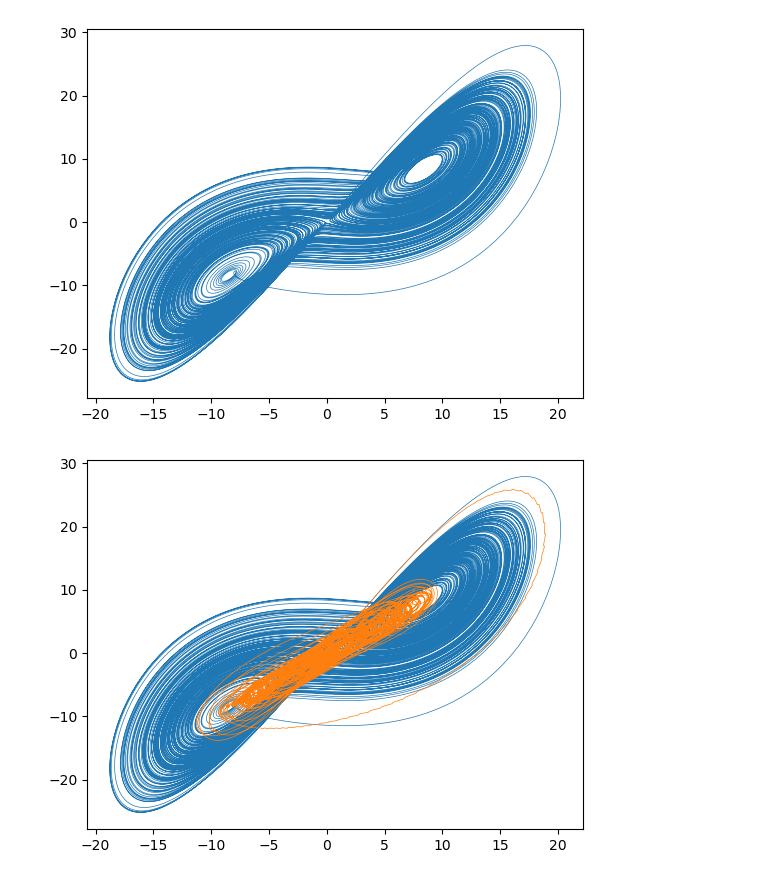
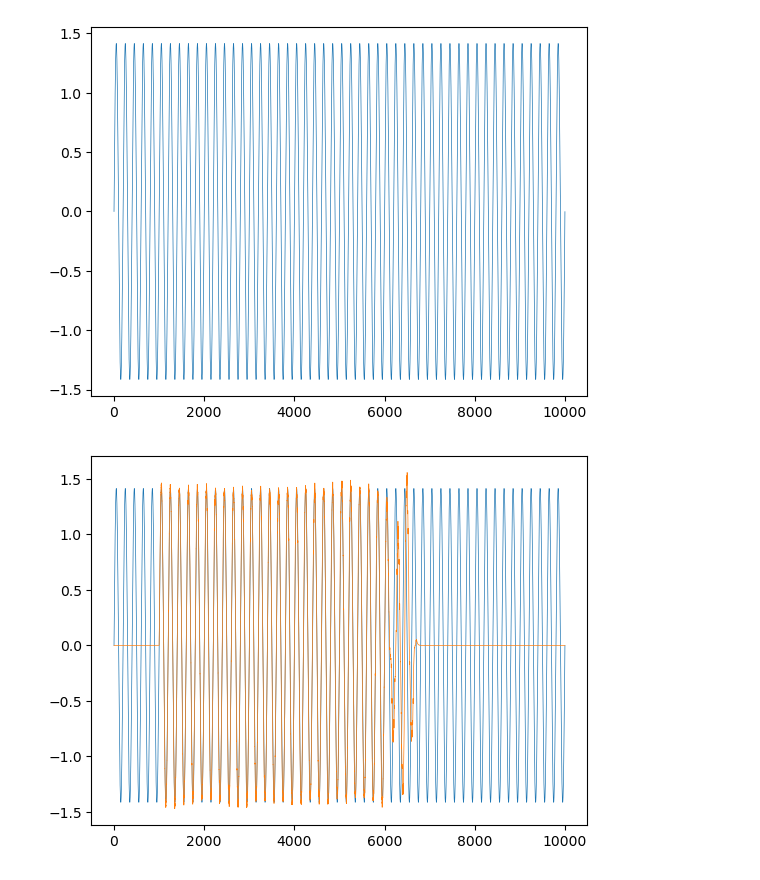
Before and after one commit to ali-mahani/lif-force, a Jupyter notebook: preliminary/test.ipynb, the cells around one changed output. Drawn from its saved outputs; the diff is of its cells as text; code cells hidden in the pictures.

Commit message:
feat: add encoder eta to Izh model.
Try to recreate the sine supervisor but fail.

```diff
--- a/preliminary/test.ipynb
+++ b/preliminary/test.ipynb
@@ -5,9 +5,9 @@ import matplotlib.pyplot as plt
 from izhikevich_rnn import Izhikevich
 from test_models import LorenzAttractor
 # %%
-T = 2000
+T = 10000
 dt = 4e-2
 t = np.arange(0, T, dt)
 
-x = np.sin(100 * t / 1000)
+x = np.sin(2 * 5 * np.pi * t / 1000)
 x = x.reshape(-1, 1)
@@ -21,15 +14,20 @@ time, xyz = lorenz.render(T=T*conversion_factor, dt=dt*conversion_factor)
+# %%
+def z_transform(signal):
+    return (signal - signal.mean(axis=0)) / signal.std(axis=0)
 # %%
-plt.plot(xyz[:, 0], xyz[:, 1], lw=.5)
+signal = z_transform(x)
+
+plt.plot(t, signal[:, 0], lw=.5)
 plt.show()
 # %% [output]
-[figure, old version]
+[figure, new version]
 # %%
-model = Izhikevich(supervisor=xyz, T=T, dt=dt, N=2000)
+model = Izhikevich(supervisor=signal, T=T, dt=dt, N=2000, g=5e3, Q=5e3)
 
-voltage_trace = model.render(rls_start=2, rls_stop=T/2, rls_step=2, n_neurons=10)
+voltage_trace = model.render(rls_start=T*.1, rls_stop=T*.6, rls_step=2, n_neurons=10)
 # %%
-plt.plot(xyz[:, 0], xyz[:, 1], lw=.5)
-plt.plot(model.x_hat_rec[:, 0], model.x_hat_rec[:, 1], lw=.5)
+plt.plot(t, signal[:, 0], lw=.5)
+plt.plot(t, model.x_hat_rec[:, 0], lw=.5)
 plt.show()
 # %% [output]
-[figure, old version]
+[figure, new version]
```
Also changed, not shown: parts of 1 cell of this notebook, 1 other file.
